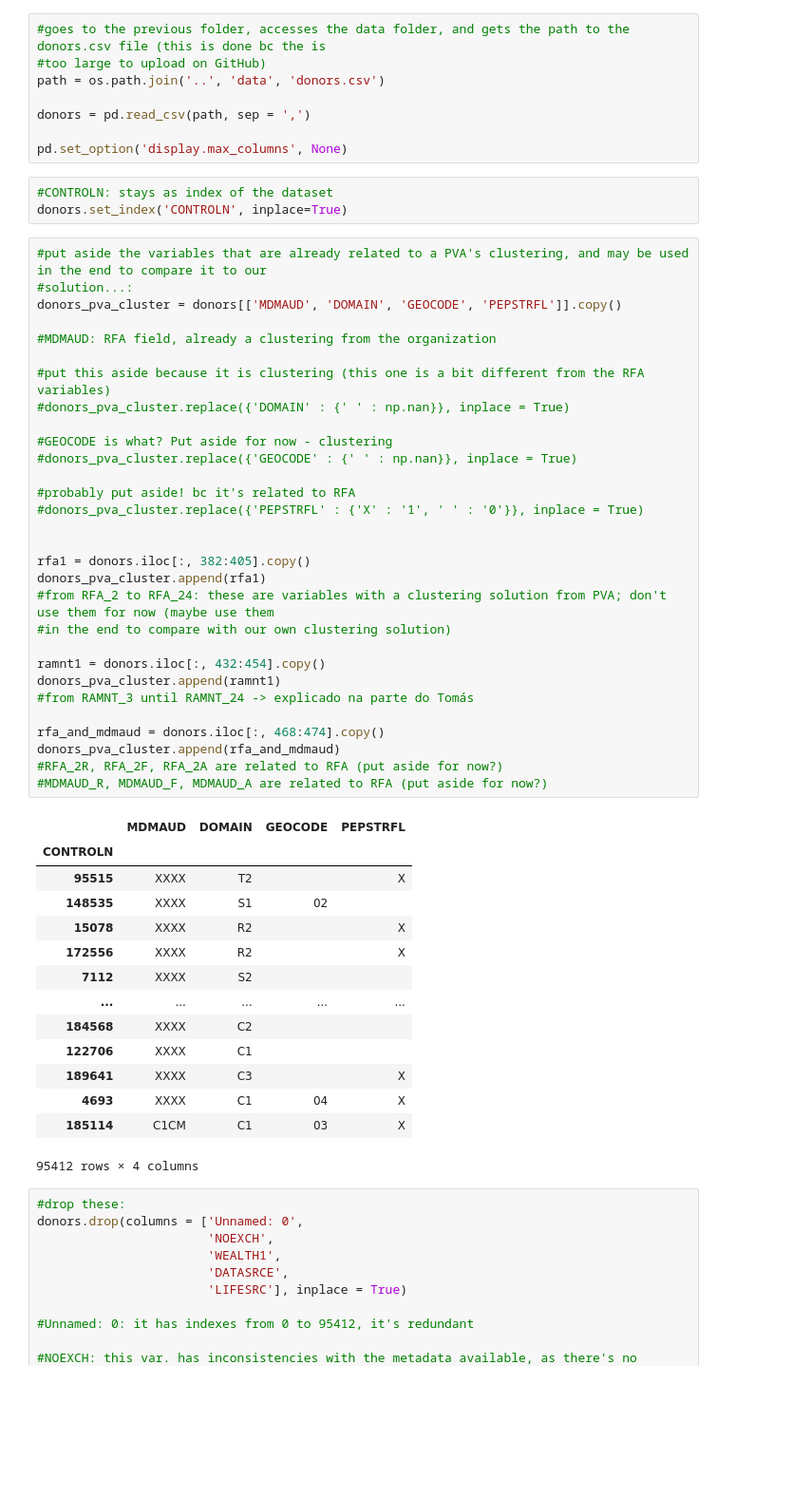
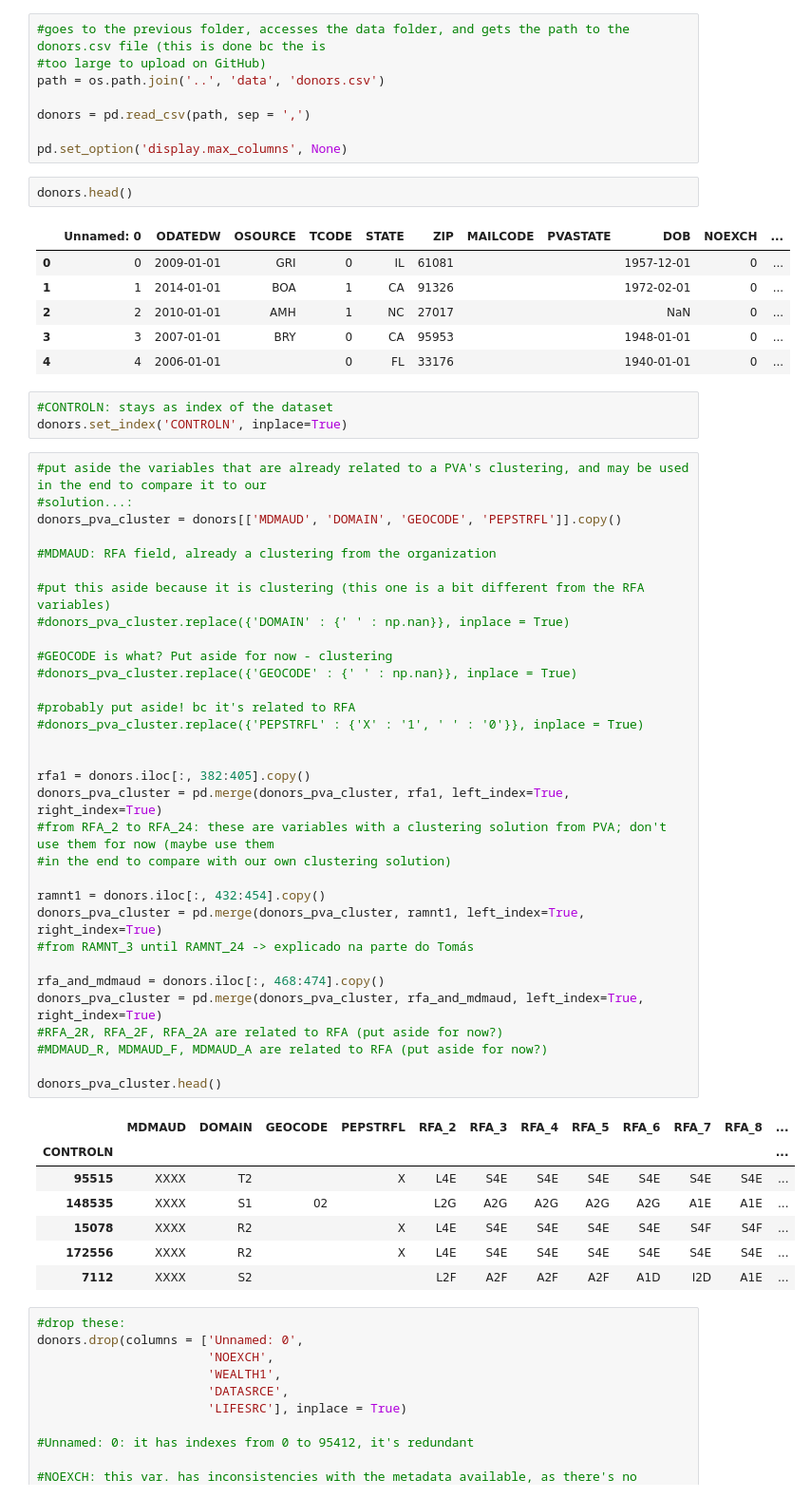
Before and after one commit to rfmmonteiro99/DM-Project-Final, a Jupyter notebook: Data Treatment V2 - Rui.ipynb, the cells around one changed output. Shown at 95% size. Saved outputs shown, nothing was run; the diff lists cells and outputs as text; blank space fills up the shorter version.

```diff
--- a/Data Treatment V2 - Rui.ipynb
+++ b/Data Treatment V2 - Rui.ipynb
@@ -14,54 +14,58 @@ path = os.path.join('..', 'data', 'donors.csv')
 donors = pd.read_csv(path, sep = ',')
 
 pd.set_option('display.max_columns', None)
+# %%
+donors.head()
+# %% [output]
+|  | Unnamed: 0 | ODATEDW | OSOURCE | TCODE | STATE | ZIP | MAILCODE | PVASTATE | DOB | NOEXCH | ... |
+| 0 | 0 | 2009-01-01 | GRI | 0 | IL | 61081 |  |  | 1957-12-01 | 0 | ... |
+| 1 | 1 | 2014-01-01 | BOA | 1 | CA | 91326 |  |  | 1972-02-01 | 0 | ... |
+| 2 | 2 | 2010-01-01 | AMH | 1 | NC | 27017 |  |  | NaN | 0 | ... |
+| 3 | 3 | 2007-01-01 | BRY | 0 | CA | 95953 |  |  | 1948-01-01 | 0 | ... |
+| 4 | 4 | 2006-01-01 |  | 0 | FL | 33176 |  |  | 1940-01-01 | 0 | ... |
 # %%
 #CONTROLN: stays as index of the dataset
 donors.set_index('CONTROLN', inplace=True)
 # %%
 #put aside the variables that are already related to a PVA's clustering, and may be used in the end to compare it to our
 #solution...:
 donors_pva_cluster = donors[['MDMAUD', 'DOMAIN', 'GEOCODE', 'PEPSTRFL']].copy()
 
 #MDMAUD: RFA field, already a clustering from the organization
 
 #put this aside because it is clustering (this one is a bit different from the RFA variables)
 #donors_pva_cluster.replace({'DOMAIN' : {' ' : np.nan}}, inplace = True)
 
 #GEOCODE is what? Put aside for now - clustering
 #donors_pva_cluster.replace({'GEOCODE' : {' ' : np.nan}}, inplace = True)
 
 #probably put aside! bc it's related to RFA
 #donors_pva_cluster.replace({'PEPSTRFL' : {'X' : '1', ' ' : '0'}}, inplace = True)
 
 
 rfa1 = donors.iloc[:, 382:405].copy()
-donors_pva_cluster.append(rfa1)
+donors_pva_cluster = pd.merge(donors_pva_cluster, rfa1, left_index=True, right_index=True)
 #from RFA_2 to RFA_24: these are variables with a clustering solution from PVA; don't use them for now (maybe use them
 #in the end to compare with our own clustering solution)
 
 ramnt1 = donors.iloc[:, 432:454].copy()
-donors_pva_cluster.append(ramnt1)
+donors_pva_cluster = pd.merge(donors_pva_cluster, ramnt1, left_index=True, right_index=True)
 #from RAMNT_3 until RAMNT_24 -> explicado na parte do Tomás
 
 rfa_and_mdmaud = donors.iloc[:, 468:474].copy()
-donors_pva_cluster.append(rfa_and_mdmaud)
+donors_pva_cluster = pd.merge(donors_pva_cluster, rfa_and_mdmaud, left_index=True, right_index=True)
 #RFA_2R, RFA_2F, RFA_2A are related to RFA (put aside for now?)
 #MDMAUD_R, MDMAUD_F, MDMAUD_A are related to RFA (put aside for now?)
+
+donors_pva_cluster.head()
 # %% [output]
-|  | MDMAUD | DOMAIN | GEOCODE | PEPSTRFL |
-| CONTROLN |  |  |  |  |
-| 95515 | XXXX | T2 |  | X |
-| 148535 | XXXX | S1 | 02 |  |
-| 15078 | XXXX | R2 |  | X |
-| 172556 | XXXX | R2 |  | X |
-| 7112 | XXXX | S2 |  |  |
-| ... | ... | ... | ... | ... |
-| 184568 | XXXX | C2 |  |  |
-| 122706 | XXXX | C1 |  |  |
-| 189641 | XXXX | C3 |  | X |
-| 4693 | XXXX | C1 | 04 | X |
-| 185114 | C1CM | C1 | 03 | X |
+|  | MDMAUD | DOMAIN | GEOCODE | PEPSTRFL | RFA_2 | RFA_3 | RFA_4 | RFA_5 | RFA_6 | RFA_7 | RFA_8 | ... |
+| CONTROLN |  |  |  |  |  |  |  |  |  |  |  | ... |
+| 95515 | XXXX | T2 |  | X | L4E | S4E | S4E | S4E | S4E | S4E | S4E | ... |
+| 148535 | XXXX | S1 | 02 |  | L2G | A2G | A2G | A2G | A2G | A1E | A1E | ... |
+| 15078 | XXXX | R2 |  | X | L4E | S4E | S4E | S4E | S4E | S4F | S4F | ... |
+| 172556 | XXXX | R2 |  | X | L4E | S4E | S4E | S4E | S4E | S4E | S4E | ... |
+| 7112 | XXXX | S2 |  |  | L2F | A2F | A2F | A2F | A1D | I2D | A1E | ... |
-95412 rows × 4 columns
 # %%
 #drop these:
 donors.drop(columns = ['Unnamed: 0',
```
Also changed, not shown: parts of 6 cells of this notebook.
